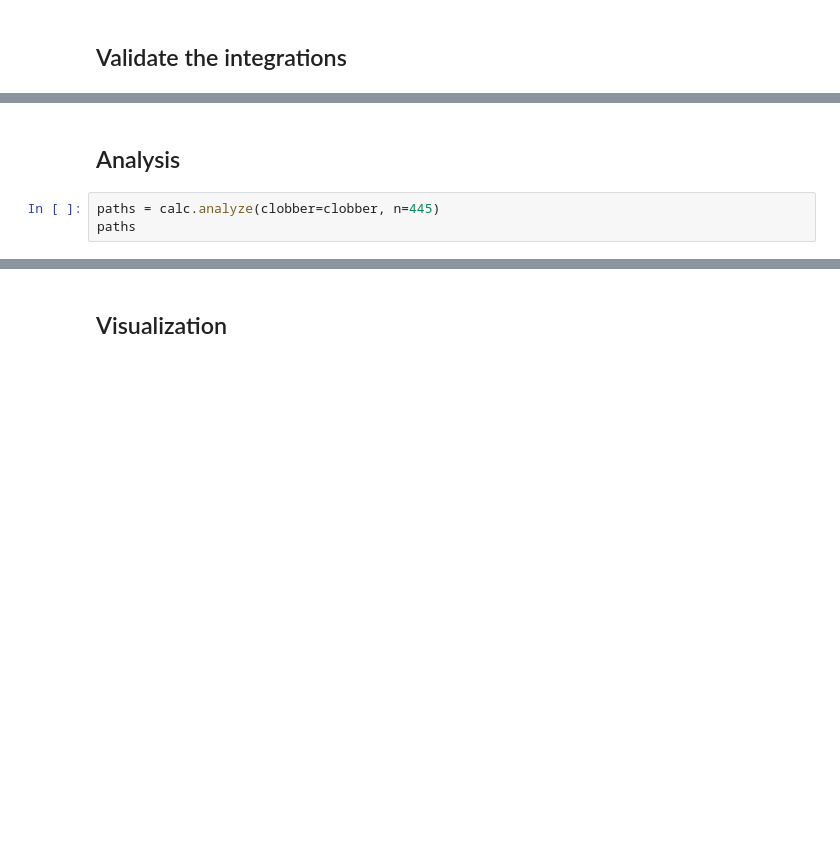
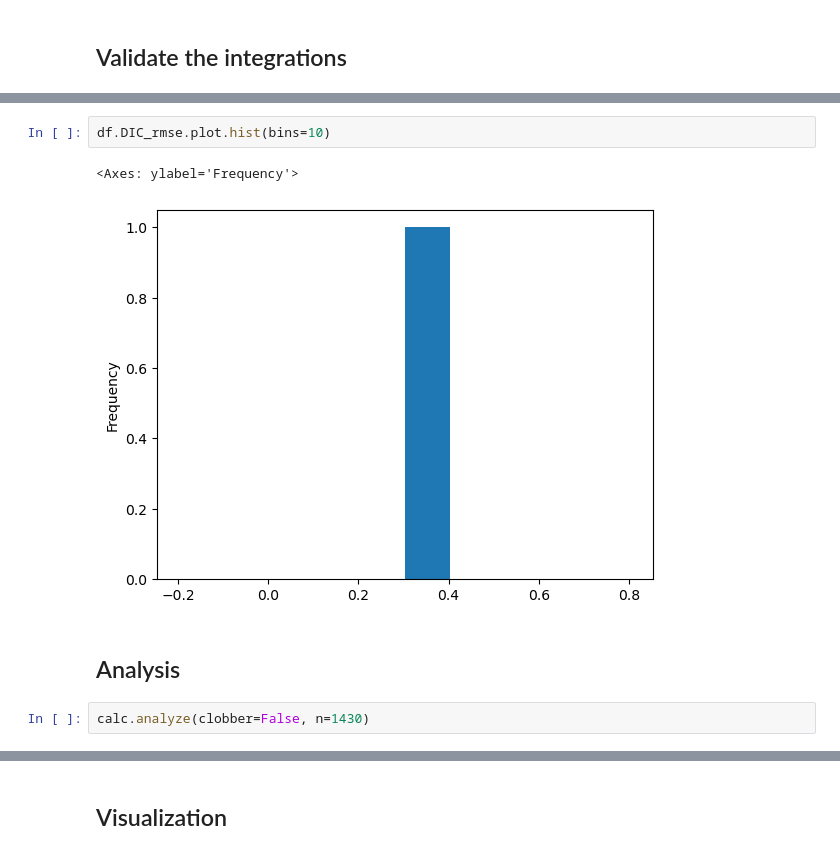
Before and after one commit to NoraLoose/Ocean-CDR-Atlas-v0, a Jupyter notebook: workflows/03-atlas-global-irf-map-validate-analyze.ipynb, the cells around one changed output, grey strips where cells are left out. Cells and saved outputs as stored; diff of their text form; blank space fills up the shorter version.

```diff
--- a/workflows/03-atlas-global-irf-map-validate-analyze.ipynb
+++ b/workflows/03-atlas-global-irf-map-validate-analyze.ipynb
@@ -62,5 +82,9 @@ df.FG_ALT_CO2_rmse.plot.hist(bins=20)
+# %%
+df.DIC_rmse.plot.hist(bins=10)
+# %% [output]
+<Axes: ylabel='Frequency'>
+[figure, added]
 # %% [markdown]
 ## Analysis
 # %%
-paths = calc.analyze(clobber=clobber, n=445)
-paths
+calc.analyze(clobber=False, n=1430)
```
Also changed, not shown: parts of 7 cells of this notebook, 4 other files.
